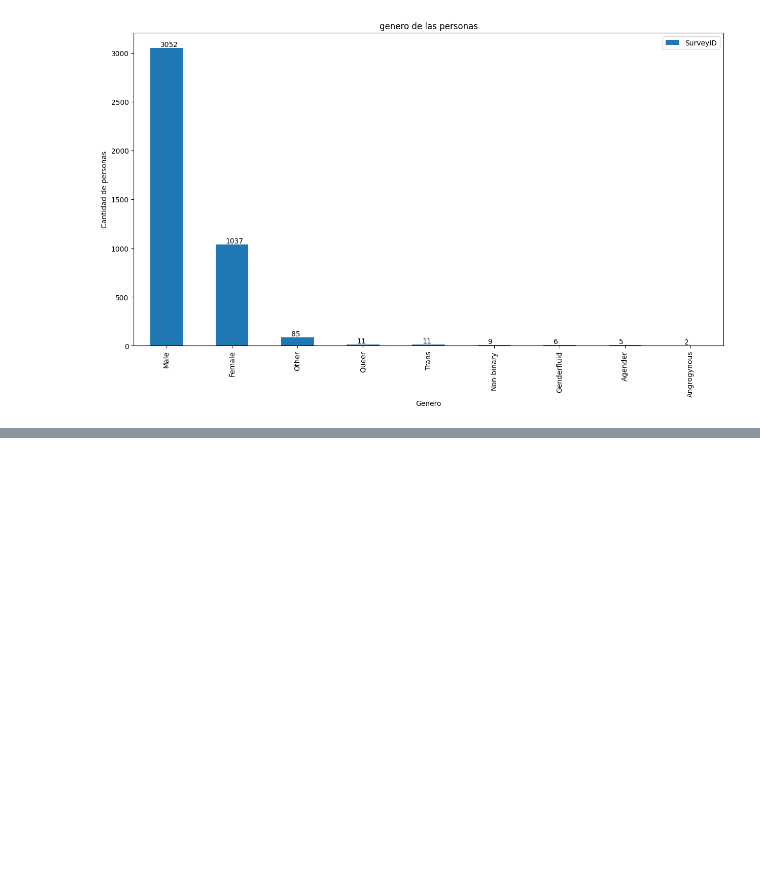
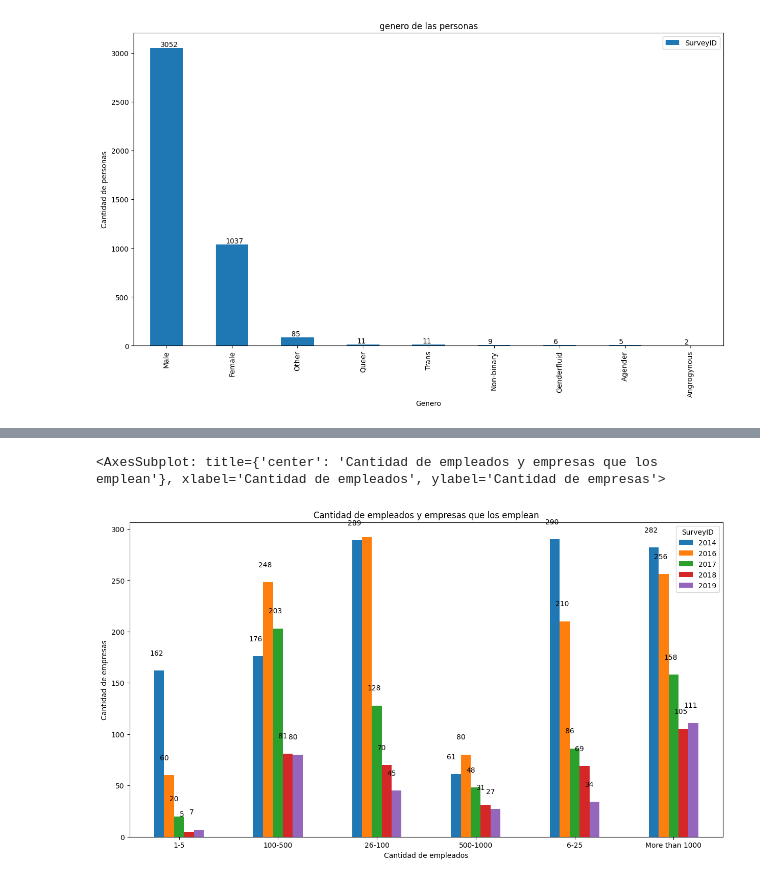
Before and after one commit to Imbravo/mentalhealth, a Jupyter notebook: mentalhealth.ipynb, the cells around one changed output, grey strips where cells are left out. Saved outputs shown, nothing was run; the diff lists cells and outputs as text; code cells hidden in the pictures; blank space fills up the shorter version.

Commit message:
-Pregunta 4, numero de empleados

```diff
--- a/mentalhealth.ipynb
+++ b/mentalhealth.ipynb
@@ -289,0 +293,6 @@ for p in ax.patches:
+# %%
+question_4 = df_join[(df_join.questionid == 8)].copy()
+question_4 = question_4[question_4['AnswerText'] != '-1']
+question_4 = question_4.groupby(['AnswerText', 'SurveyID'])['UserID'].count().reset_index().sort_values('SurveyID', ascending=False)
+question_4 = question_4.pivot(index='AnswerText', columns='SurveyID', values='UserID')
+question_4
@@ -289,0 +308,13 @@ for p in ax.patches:
+# %%
+ax = question_4.plot.bar(rot=0, xlabel='Cantidad de empleados', ylabel='Cantidad de empresas', title='Cantidad de empleados y empresas que los emplean', figsize=(15,8))
+x_offset = -0.095
+y_offset = 15
+
+for p in ax.patches:
+    b = p.get_bbox()
+    val = "{:1.0f}".format(b.y1 + b.y0)
+    ax.annotate(val, ((b.x0 + b.x1)/2 + x_offset, b.y1 + y_offset))
+ax
+# %% [output]
+<AxesSubplot: title={'center': 'Cantidad de empleados y empresas que los emplean'}, xlabel='Cantidad de empleados', ylabel='Cantidad de empresas'>
+[figure, added]
```
Also changed, not shown: parts of 2 cells of this notebook.
